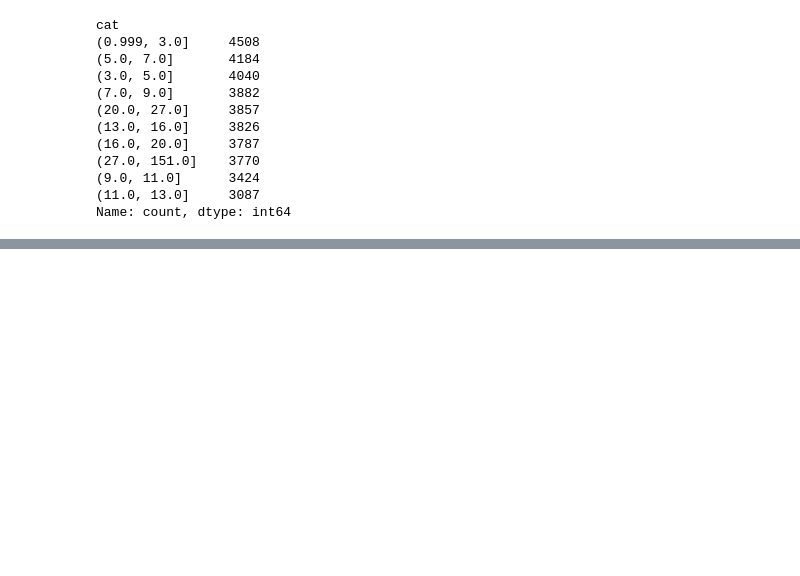
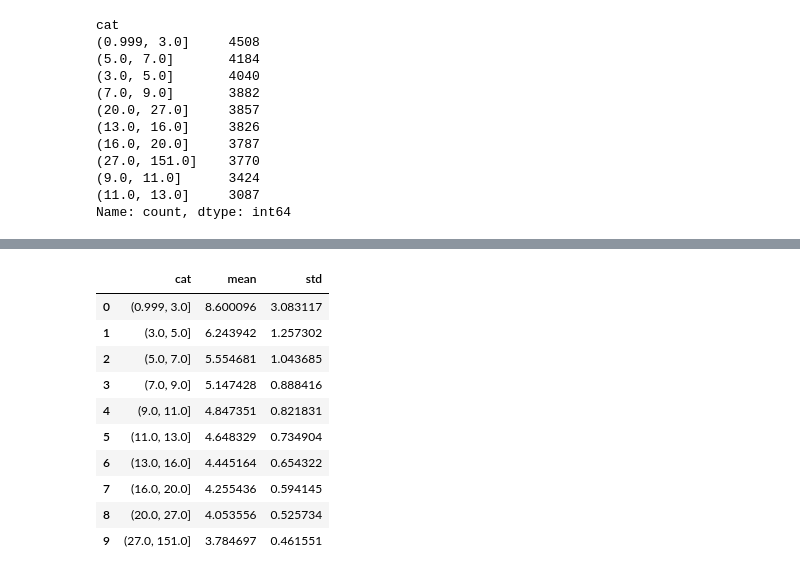
Before and after one commit to psytechlab/empathy_dataset_transfer, a Jupyter notebook: notebooks/bad_translation_selection_by_perplexity.ipynb, the cells around one changed output, grey strips where cells are left out. Cells and saved outputs as stored; diff of their text form; code cells hidden in the pictures; blank space fills up the shorter version.

```diff
--- a/notebooks/bad_translation_selection_by_perplexity.ipynb
+++ b/notebooks/bad_translation_selection_by_perplexity.ipynb
@@ -113,0 +124,16 @@ data[((data.text_len >=10) & (data.text_len <=12)) & (data.perplexity_log<5.3)].
+# %%
+category_stats = data.groupby('cat')['perplexity_log'].agg(['mean', 'std']).reset_index()
+# %%
+category_stats
+# %% [output]
+|  | cat | mean | std |
+| 0 | (0.999, 3.0] | 8.600096 | 3.083117 |
+| 1 | (3.0, 5.0] | 6.243942 | 1.257302 |
+| 2 | (5.0, 7.0] | 5.554681 | 1.043685 |
+| 3 | (7.0, 9.0] | 5.147428 | 0.888416 |
+| 4 | (9.0, 11.0] | 4.847351 | 0.821831 |
+| 5 | (11.0, 13.0] | 4.648329 | 0.734904 |
+| 6 | (13.0, 16.0] | 4.445164 | 0.654322 |
+| 7 | (16.0, 20.0] | 4.255436 | 0.594145 |
+| 8 | (20.0, 27.0] | 4.053556 | 0.525734 |
+| 9 | (27.0, 151.0] | 3.784697 | 0.461551 |
```
Also changed, not shown: parts of 11 cells of this notebook.
